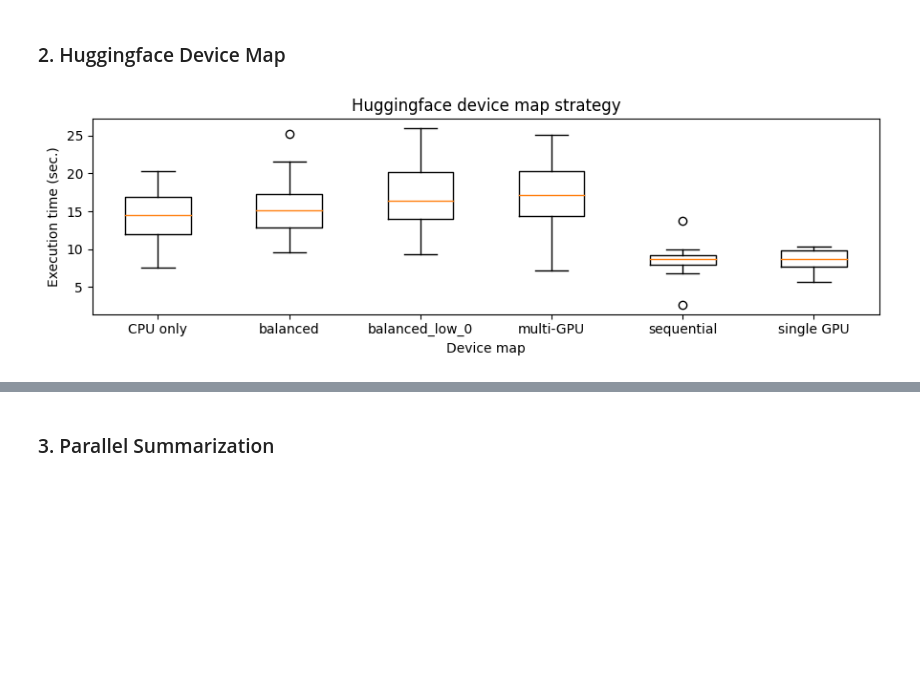
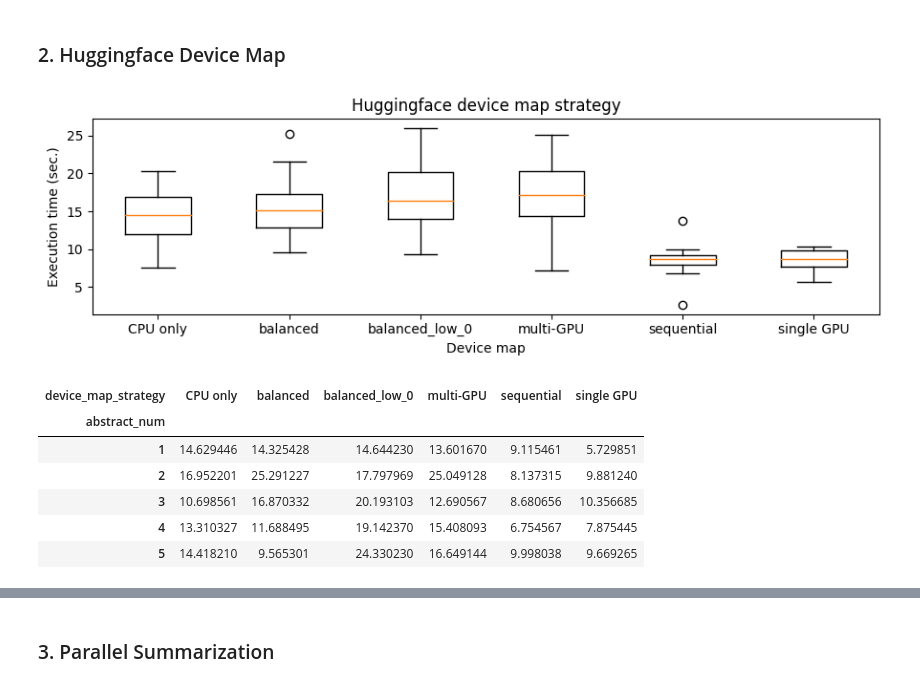
Before and after one commit to gperdrizet/PUBSUM, a Jupyter notebook: pubsum/notebooks/benchmarking_results.ipynb, the cells around one changed output, grey strips where cells are left out. Drawn from its saved outputs; the diff is of its cells as text; code cells hidden in the pictures; blank space fills up the shorter version.

```diff
--- a/pubsum/notebooks/benchmarking_results.ipynb
+++ b/pubsum/notebooks/benchmarking_results.ipynb
@@ -44,14 +53,23 @@ plt.show()
 # %%
 data = pd.read_csv('../benchmarks/huggingface_device_map/results.csv')
 data = data.pivot(index='abstract_num', columns='device_map_strategy', values='summarization_time')
 
-fig, axs = plt.subplots(1, 1, figsize=(9, 3), sharey=True, tight_layout=True)
+fig, axs = plt.subplots(1, 1, figsize=(9, 3), tight_layout=True)
 
 axs.set_title('Huggingface device map strategy')
 axs.set_xlabel('Device map')
 axs.set_ylabel('Execution time (sec.)')
 axs.boxplot(data, labels=data.columns)
 
 plt.show()
+
+data.head()
 # %% [output]
 [figure]
+| device_map_strategy | CPU only | balanced | balanced_low_0 | multi-GPU | sequential | single GPU |
+| abstract_num |  |  |  |  |  |  |
+| 1 | 14.629446 | 14.325428 | 14.644230 | 13.601670 | 9.115461 | 5.729851 |
+| 2 | 16.952201 | 25.291227 | 17.797969 | 25.049128 | 8.137315 | 9.881240 |
+| 3 | 10.698561 | 16.870332 | 20.193103 | 12.690567 | 8.680656 | 10.356685 |
+| 4 | 13.310327 | 11.688495 | 19.142370 | 15.408093 | 6.754567 | 7.875445 |
+| 5 | 14.418210 | 9.565301 | 24.330230 | 16.649144 | 9.998038 | 9.669265 |
```
Also changed, not shown: parts of 7 cells of this notebook.
